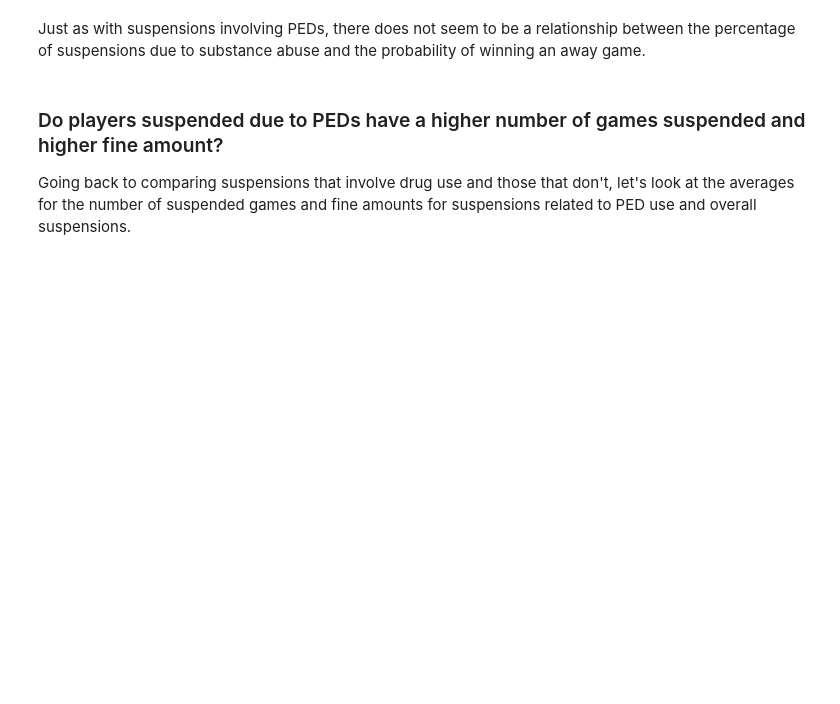
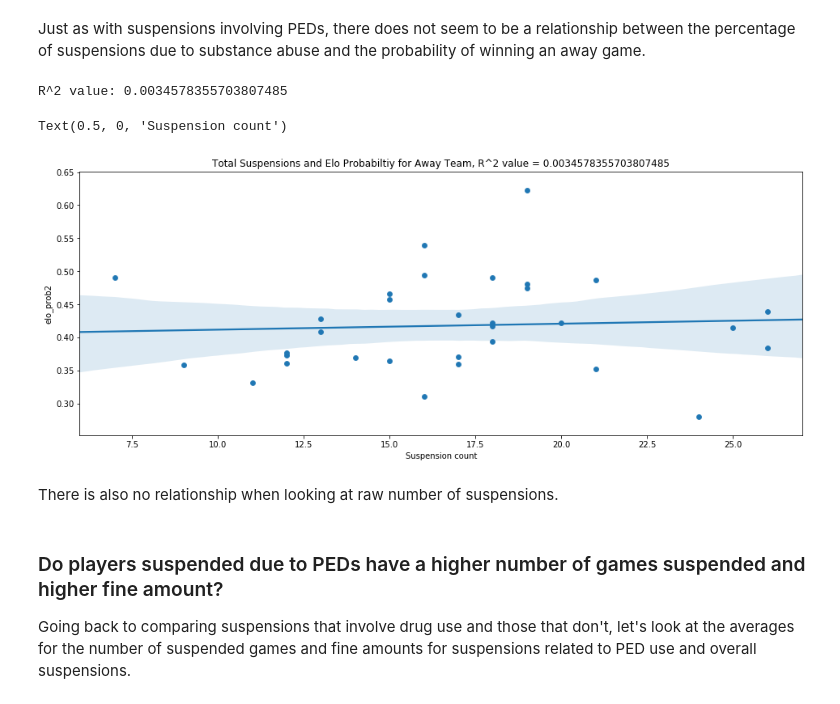
Before and after one commit to kdors/CMPS3660, a Jupyter notebook: final-tutorial.ipynb, the cells around one changed output. Saved outputs shown, nothing was run; the diff lists cells and outputs as text; code cells hidden in the pictures; blank space fills up the shorter version.

```diff
--- a/final-tutorial.ipynb
+++ b/final-tutorial.ipynb
@@ -529,5 +536,24 @@ Text(0.5, 1.0, 'Percentage of Substance Abuse Suspensions and Elo Probabiltiy fo
 # %% [markdown]
 Just as with suspensions involving PEDs, there does not seem to be a relationship between the percentage of suspensions due to substance abuse and the probability of winning an away game.
+# %%
+# plot total suspensions
+plt.figure(figsize=(16,6))
+ax = sns.scatterplot(x='sum',y='elo_prob2',data=team_peds_bool)
+
+x=team_peds_bool['sum']
+y=team_peds_bool['elo_prob2']
+slope, intercept, r_value, p_value, std_err = stats.linregress(x,y)
+
+ax = sns.regplot(x='sum',y='elo_prob2',data=team_peds_bool)
+print("R^2 value: {}".format(r_value**2))
+ax.set_title("Total Suspensions and Elo Probabiltiy for Away Team, R^2 value = {}".format(r_value**2))
+ax.set_xlabel("Suspension count")
+# %% [output]
+R^2 value: 0.0034578355703807485
+Text(0.5, 0, 'Suspension count')
+[figure, added]
+# %% [markdown]
+There is also no relationship when looking at raw number of suspensions.
 # %% [markdown]
 ### Do players suspended due to PEDs have a higher number of games suspended and higher fine amount?
 
```
Also changed, not shown: parts of 10 cells of this notebook, 3 other files.
